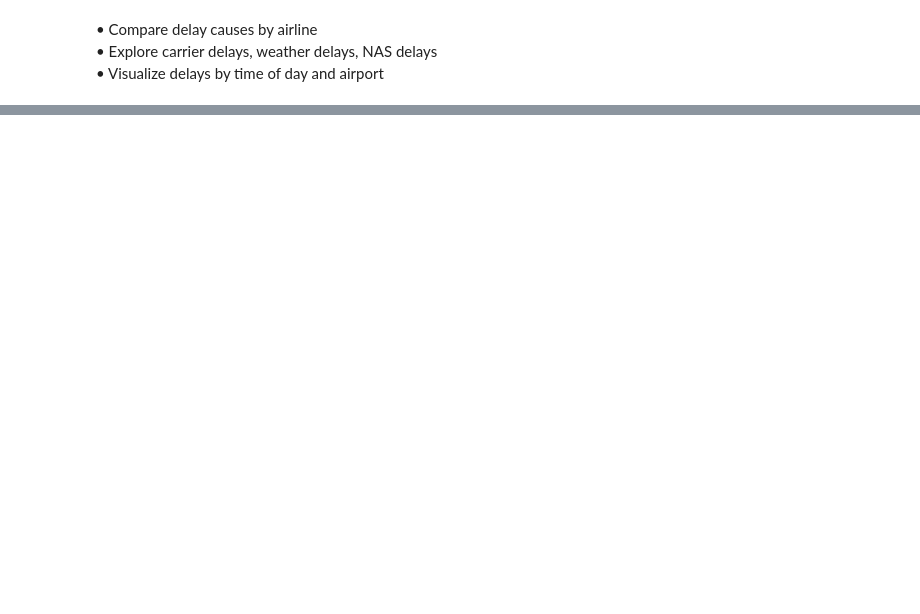
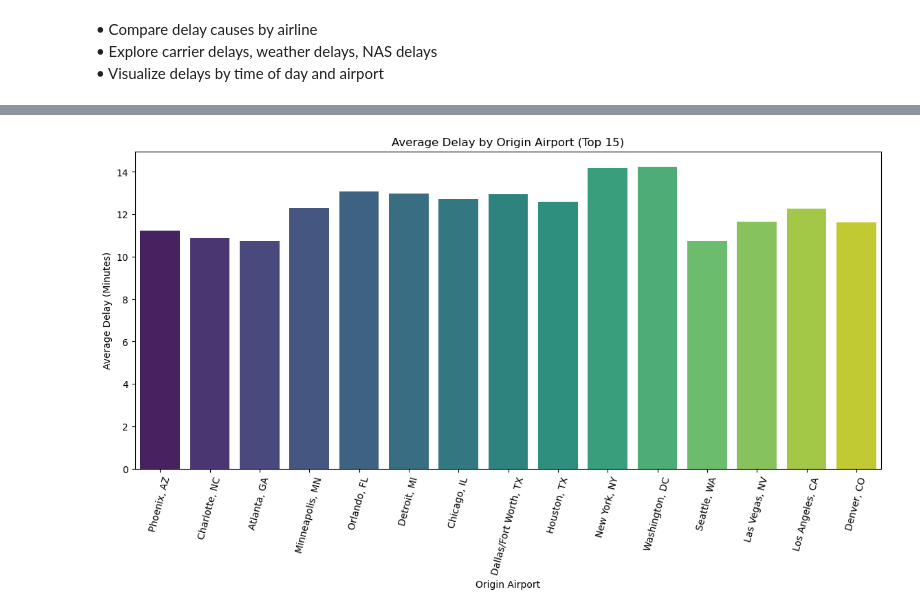
Before and after one commit to ShwetaGurram/DV-AirFly-Insights-ShwetaGurram, a Jupyter notebook: AirFly_Insights.ipynb, the cells around one changed output, grey strips where cells are left out. Drawn from its saved outputs; the diff is of its cells as text; code cells hidden in the pictures; blank space fills up the shorter version.

```diff
--- a/AirFly_Insights.ipynb
+++ b/AirFly_Insights.ipynb
@@ -661,0 +685,22 @@ plt.show()
+# %%
+# Top 15 busiest airports
+top_airports = df_preprocessed_data['ORIGIN_CITY'].value_counts().head(15).index
+df_top_airports = df_preprocessed_data[df_preprocessed_data['ORIGIN_CITY'].isin(top_airports)]
+
+plt.figure(figsize=(14,6))
+sns.barplot(
+    data=df_top_airports,
+    x="ORIGIN_CITY",
+    y="Delay_Minutes",
+    hue="ORIGIN_CITY",
+    palette="viridis",
+    errorbar=None,
+    legend=False
+)
+plt.title("Average Delay by Origin Airport (Top 15)")
+plt.xlabel("Origin Airport")
+plt.ylabel("Average Delay (Minutes)")
+plt.xticks(rotation=75)
+plt.show()
+# %% [output]
+[figure, added]
```
Also changed, not shown: parts of 12 cells of this notebook.
